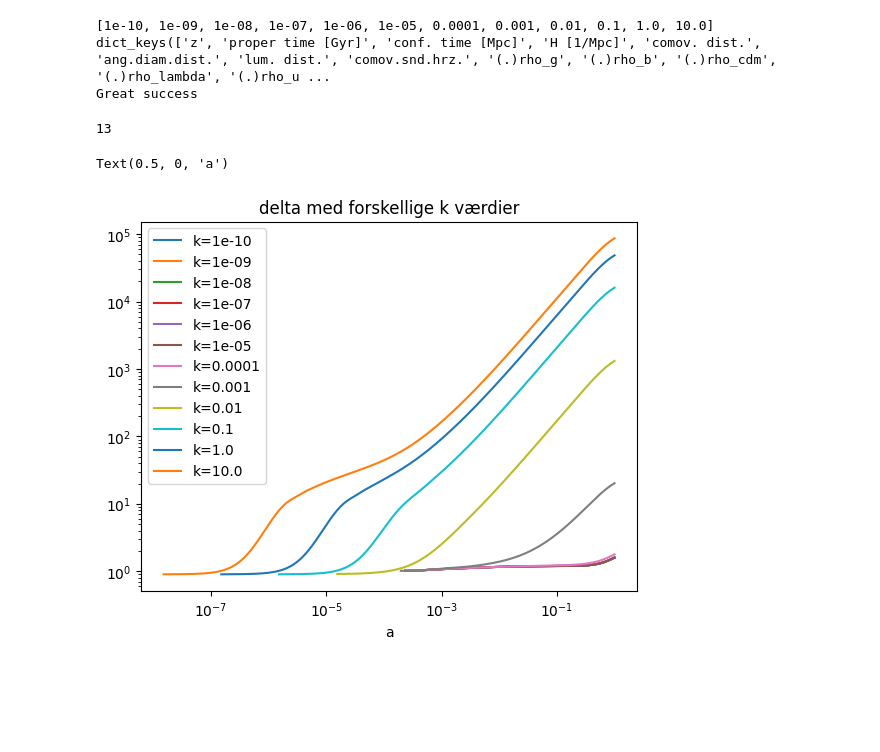
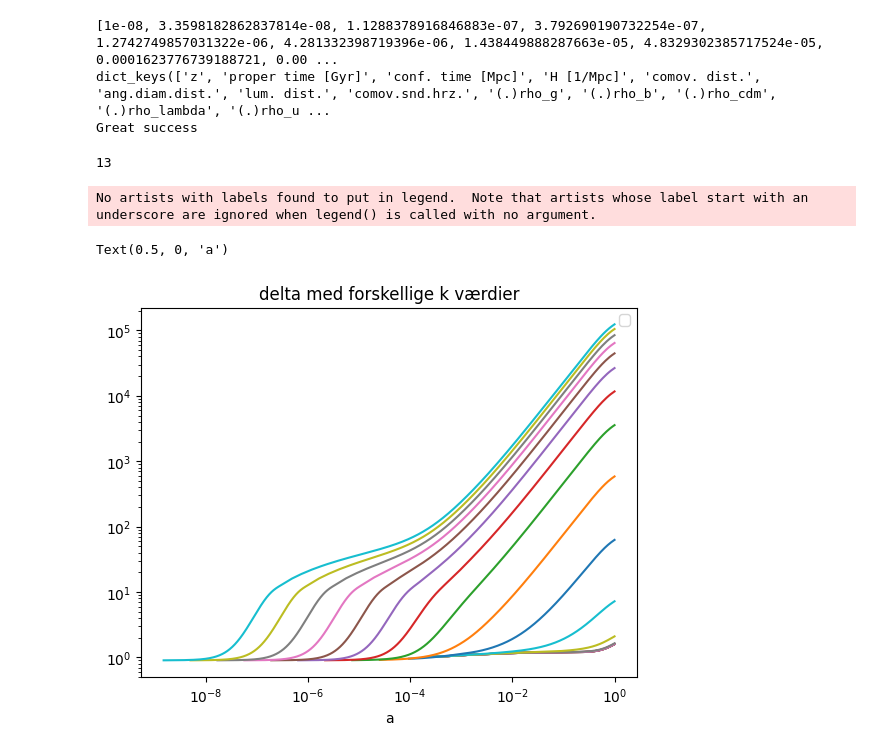
Before and after one commit to eriksteenberg/Power-spectrum-Test, a Jupyter notebook: Class power spectrum.ipynb, the cells around one changed output. Saved outputs shown, nothing was run; the diff lists cells and outputs as text; code cells hidden in the pictures; blank space fills up the shorter version.

```diff
--- a/Class power spectrum.ipynb
+++ b/Class power spectrum.ipynb
@@ -8,7 +8,8 @@ import scipy.integrate as sc
 
 #kvec = [1e-7,1e-3,1e-2,1e-1, 1, 10]
 u = 1
-kvec = list(np.float_power(10,range(-10,2)))
+kvec = list(np.logspace(-8,2,20))
+#list(np.float_power(10,range(-10,2)))
 print(kvec)
 cosmo = Class()
 cosmo.set({'H0':70, 'Omega_b':0.05, 'Omega_cdm':0.25, 'k_output_values':str(kvec).strip('[]'),
@@ -28,7 +29,7 @@ a_eq = cosmo.get_current_derived_parameters(['a_eq'])['a_eq']
 #plt.loglog(a, bg['gr.fac. D'])
 print("Great success")
 # %% [output]
-[1e-10, 1e-09, 1e-08, 1e-07, 1e-06, 1e-05, 0.0001, 0.001, 0.01, 0.1, 1.0, 10.0]
+[1e-08, 3.3598182862837814e-08, 1.1288378916846883e-07, 3.792690190732254e-07, 1.2742749857031322e-06, 4.281332398719396e-06, 1.438449888287663e-05, 4.8329302385717524e-05, 0.0001623776739188721, 0.00 ...
 dict_keys(['z', 'proper time [Gyr]', 'conf. time [Mpc]', 'H [1/Mpc]', 'comov. dist.', 'ang.diam.dist.', 'lum. dist.', 'comov.snd.hrz.', '(.)rho_g', '(.)rho_b', '(.)rho_cdm', '(.)rho_lambda', '(.)rho_u ...
 Great success
 # %%
@@ -38,24 +39,25 @@ print(len(pts))
 # %%
 
 pts = cosmo.get_perturbations()['scalar']
 #index_k = 1
 #pts0 = pts[index_k]
 #print(pts0['a'])
 #print(pts0.keys())
 #for species in ["cdm"]:# ['ur', 'cdm', 'b', 'g']:
 delta_list = np.zeros(len(pts))
 for k in range(len(pts)):
     species = "cdm"
     pts0 = pts[k]
     delta = pts0['delta_' + species]
     delta_list[k] = delta[-1]
-    plt.loglog(pts0['a'], -delta, label="k=%s"%kvec[k])
+    plt.loglog(pts0['a'], -delta)#, label="k=%s"%kvec[k])
 plt.legend()
 plt.title("delta med forskellige k værdier")#f'k = {kvec[index_k]} 1/Mpc')
 plt.xlabel("a")
 # %% [output]
-Text(0.5, 0, 'a')
+No artists with labels found to put in legend.  Note that artists whose label start with an underscore are ignored when legend() is called with no argument.
+Text(0.5, 0, 'a')
-[figure, old version]
+[figure, new version]
 # %%
 print(delta_list**2)
 
```
Also changed, not shown: parts of 1 cell of this notebook, 7 other files.
